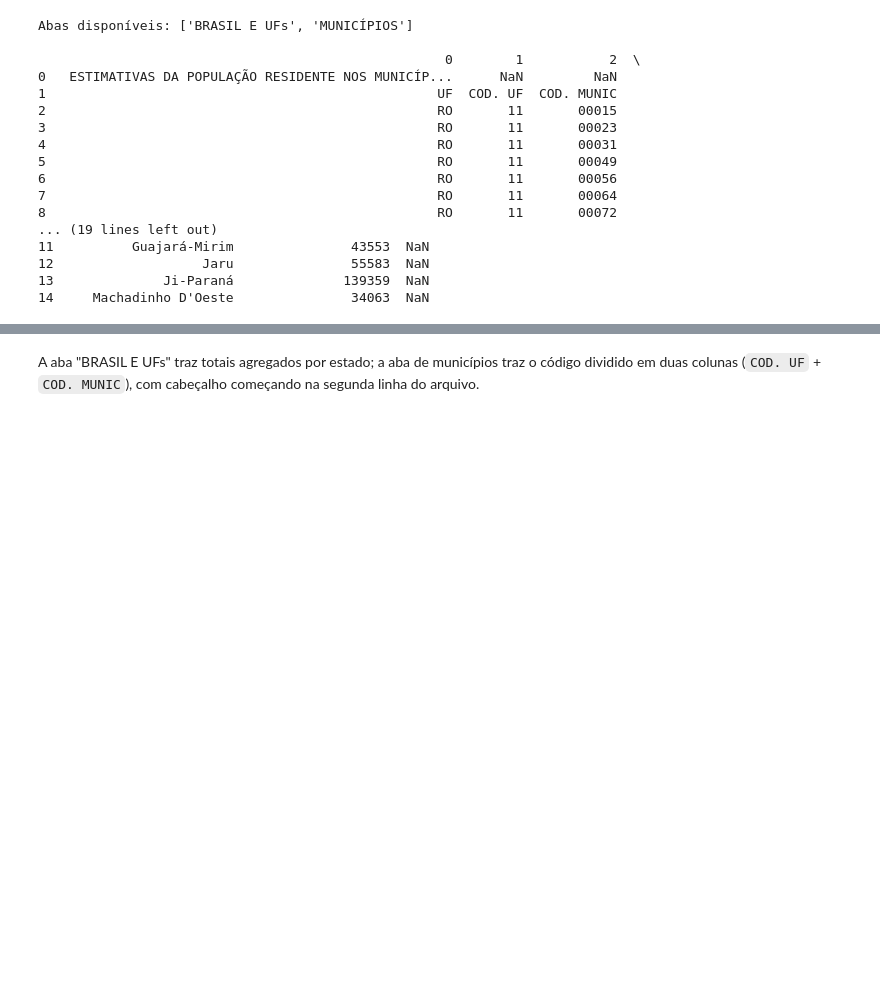
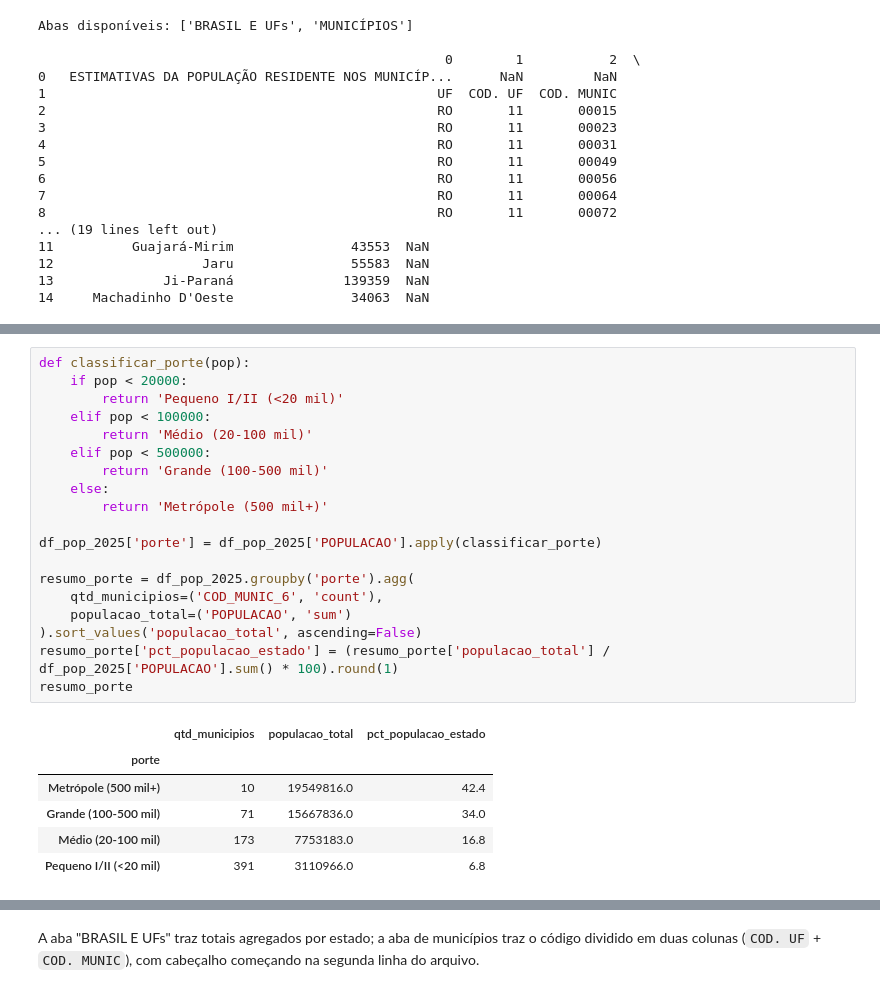
Before and after one commit to rm571222/dataholics-oracle-challenge, a Jupyter notebook: notebooks/01_data_exploration/nb4_data_exploration_populacao_ibge.ipynb, the cells around one changed output, grey strips where cells are left out. Cells and saved outputs as stored; diff of their text form; blank space fills up the shorter version.

```diff
--- a/notebooks/01_data_exploration/nb4_data_exploration_populacao_ibge.ipynb
+++ b/notebooks/01_data_exploration/nb4_data_exploration_populacao_ibge.ipynb
@@ -56,0 +77,26 @@ Abas disponíveis: ['BRASIL E UFs', 'MUNICÍPIOS']
+# %%
+def classificar_porte(pop):
+    if pop < 20000:
+        return 'Pequeno I/II (<20 mil)'
+    elif pop < 100000:
+        return 'Médio (20-100 mil)'
+    elif pop < 500000:
+        return 'Grande (100-500 mil)'
+    else:
+        return 'Metrópole (500 mil+)'
+
+df_pop_2025['porte'] = df_pop_2025['POPULACAO'].apply(classificar_porte)
+
+resumo_porte = df_pop_2025.groupby('porte').agg(
+    qtd_municipios=('COD_MUNIC_6', 'count'),
+    populacao_total=('POPULACAO', 'sum')
+).sort_values('populacao_total', ascending=False)
+resumo_porte['pct_populacao_estado'] = (resumo_porte['populacao_total'] / df_pop_2025['POPULACAO'].sum() * 100).round(1)
+resumo_porte
+# %% [output]
+|  | qtd_municipios | populacao_total | pct_populacao_estado |
+| porte |  |  |  |
+| Metrópole (500 mil+) | 10 | 19549816.0 | 42.4 |
+| Grande (100-500 mil) | 71 | 15667836.0 | 34.0 |
+| Médio (20-100 mil) | 173 | 7753183.0 | 16.8 |
+| Pequeno I/II (<20 mil) | 391 | 3110966.0 | 6.8 |
```
Also changed, not shown: parts of 6 cells of this notebook.
